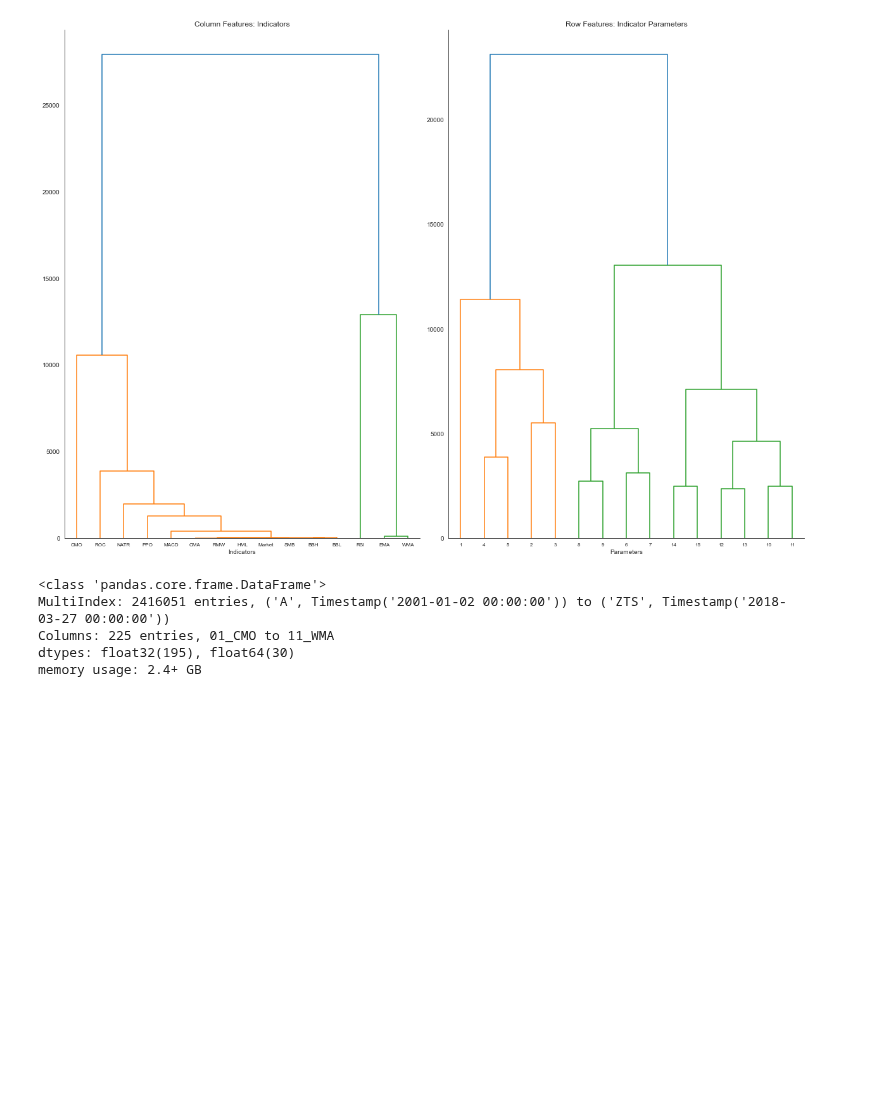
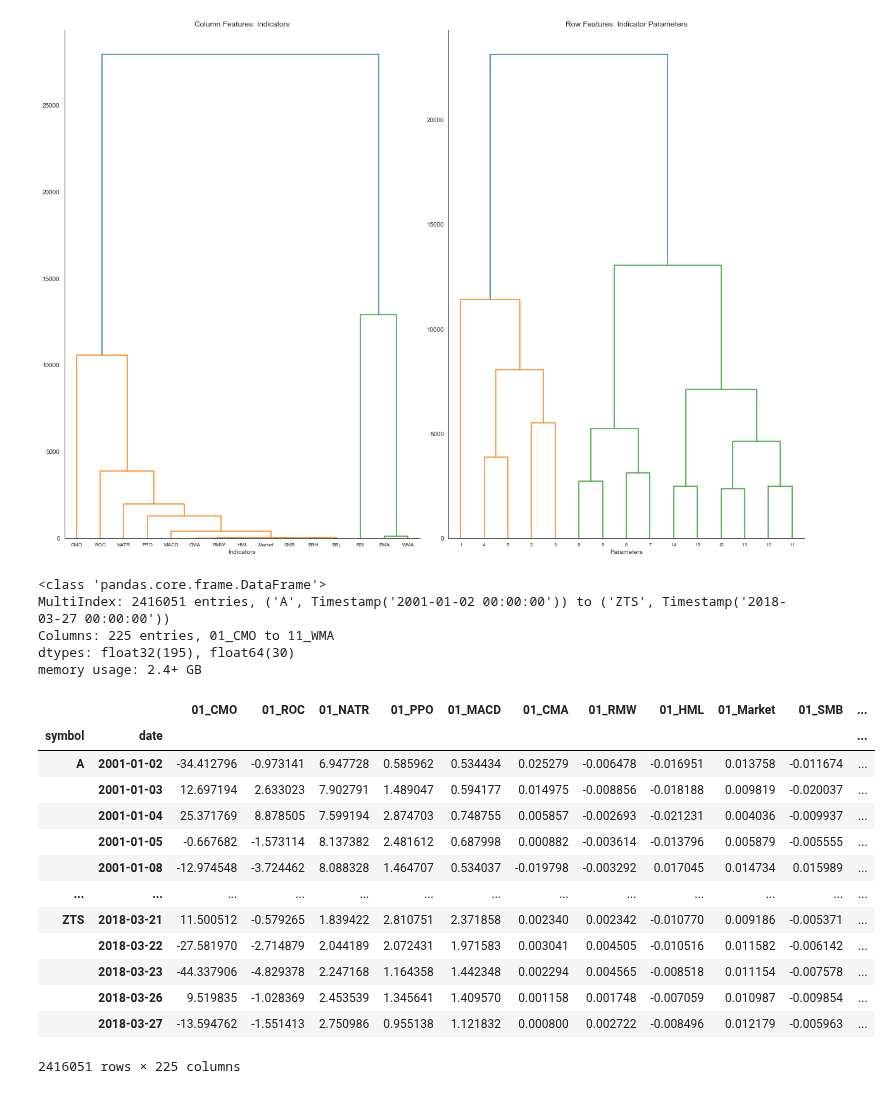
Before and after one commit to OliverJoo/quant_modeling, a Jupyter notebook: MDLing/ConvNN_CNN4TradingFeaturesToClusteredIMG.ipynb, the cells around one changed output. Saved outputs shown, nothing was run; the diff lists cells and outputs as text; code cells hidden in the pictures; blank space fills up the shorter version.

```diff
--- a/MDLing/ConvNN_CNN4TradingFeaturesToClusteredIMG.ipynb
+++ b/MDLing/ConvNN_CNN4TradingFeaturesToClusteredIMG.ipynb
@@ -138,5 +246,22 @@ MultiIndex: 2416051 entries, ('A', Timestamp('2001-01-02 00:00:00')) to ('ZTS',
 Columns: 225 entries, 01_CMO to 11_WMA
 dtypes: float32(195), float64(30)
 memory usage: 2.4+ GB
+# %%
+features
+# %% [output]
+|  |  | 01_CMO | 01_ROC | 01_NATR | 01_PPO | 01_MACD | 01_CMA | 01_RMW | 01_HML | 01_Market | 01_SMB | ... |
+| symbol | date |  |  |  |  |  |  |  |  |  |  | ... |
+| A | 2001-01-02 | -34.412796 | -0.973141 | 6.947728 | 0.585962 | 0.534434 | 0.025279 | -0.006478 | -0.016951 | 0.013758 | -0.011674 | ... |
+|  | 2001-01-03 | 12.697194 | 2.633023 | 7.902791 | 1.489047 | 0.594177 | 0.014975 | -0.008856 | -0.018188 | 0.009819 | -0.020037 | ... |
+|  | 2001-01-04 | 25.371769 | 8.878505 | 7.599194 | 2.874703 | 0.748755 | 0.005857 | -0.002693 | -0.021231 | 0.004036 | -0.009937 | ... |
+|  | 2001-01-05 | -0.667682 | -1.573114 | 8.137382 | 2.481612 | 0.687998 | 0.000882 | -0.003614 | -0.013796 | 0.005879 | -0.005555 | ... |
+|  | 2001-01-08 | -12.974548 | -3.724462 | 8.088328 | 1.464707 | 0.534037 | -0.019798 | -0.003292 | 0.017045 | 0.014734 | 0.015989 | ... |
+| ... | ... | ... | ... | ... | ... | ... | ... | ... | ... | ... | ... | ... |
+| ZTS | 2018-03-21 | 11.500512 | -0.579265 | 1.839422 | 2.810751 | 2.371858 | 0.002340 | 0.002342 | -0.010770 | 0.009186 | -0.005371 | ... |
+|  | 2018-03-22 | -27.581970 | -2.714879 | 2.044189 | 2.072431 | 1.971583 | 0.003041 | 0.004505 | -0.010516 | 0.011582 | -0.006142 | ... |
+|  | 2018-03-23 | -44.337906 | -4.829378 | 2.247168 | 1.164358 | 1.442348 | 0.002294 | 0.004565 | -0.008518 | 0.011154 | -0.007578 | ... |
+|  | 2018-03-26 | 9.519835 | -1.028369 | 2.453539 | 1.345641 | 1.409570 | 0.001158 | 0.001748 | -0.007059 | 0.010987 | -0.009854 | ... |
+|  | 2018-03-27 | -13.594762 | -1.551413 | 2.750986 | 0.955138 | 1.121832 | 0.000800 | 0.002722 | -0.008496 | 0.012179 | -0.005963 | ... |
+2416051 rows × 225 columns
 # %%
 features.to_hdf('data/universe_data.h5', 'img_data')
```
Also changed, not shown: parts of 11 cells of this notebook, 1 other file.
